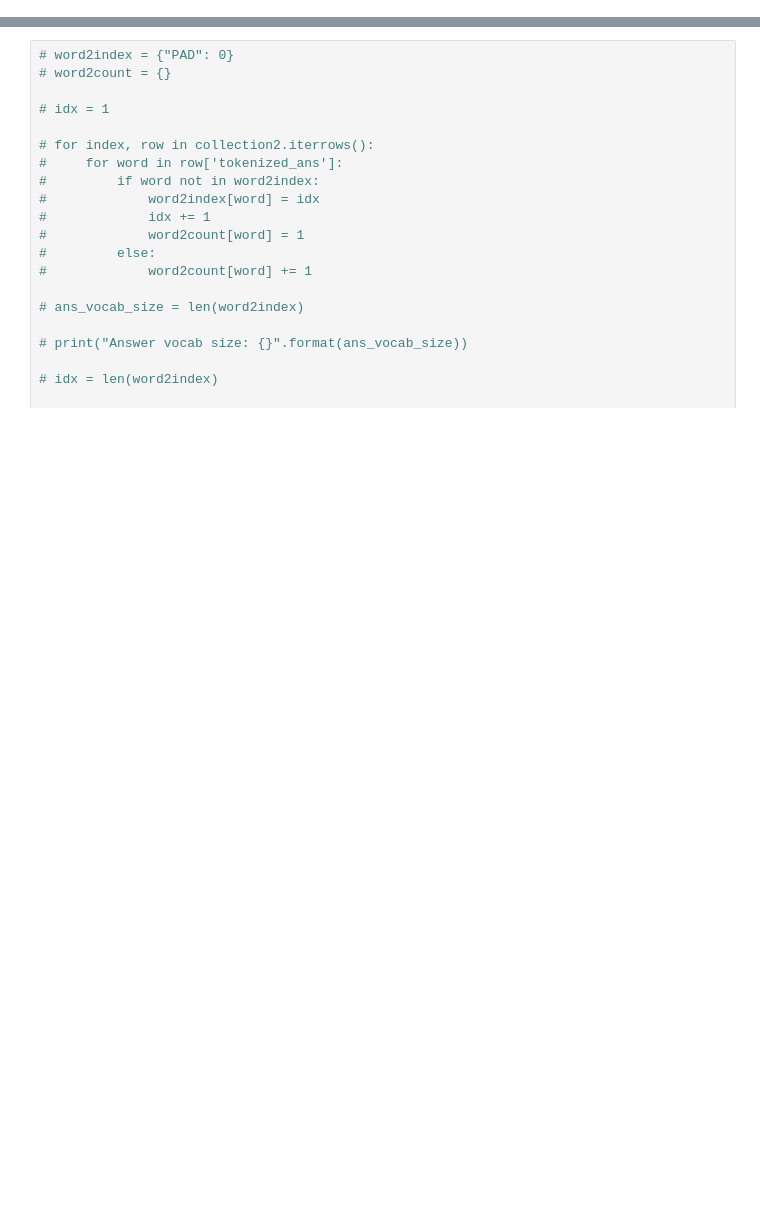
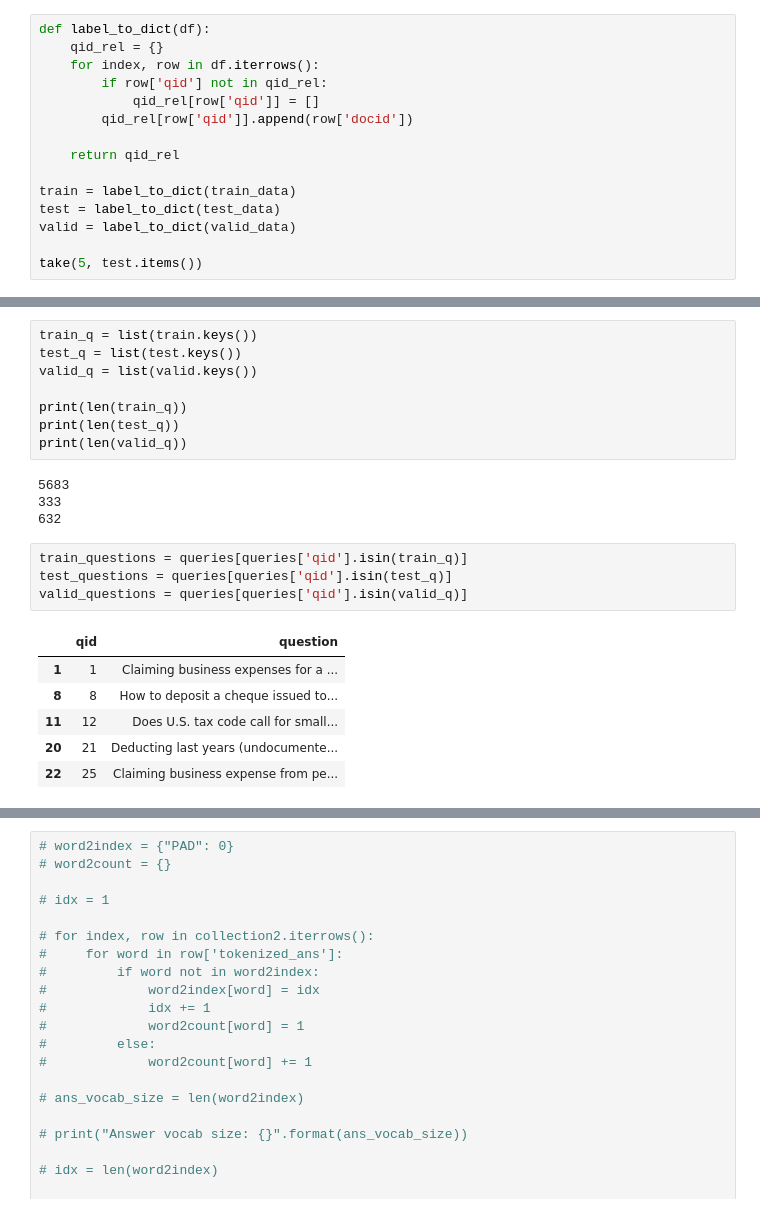
Before and after one commit to yuanbit/FinBERT-QA, a Jupyter notebook: process_data.ipynb, the cells around one changed output, grey strips where cells are left out. Saved outputs shown, nothing was run; the diff lists cells and outputs as text; blank space fills up the shorter version.

```diff
--- a/process_data.ipynb
+++ b/process_data.ipynb
@@ -16,0 +153,15 @@
+# %%
+def label_to_dict(df):
+    qid_rel = {}
+    for index, row in df.iterrows():
+        if row['qid'] not in qid_rel:
+            qid_rel[row['qid']] = []
+        qid_rel[row['qid']].append(row['docid'])
+
+    return qid_rel
+
+train = label_to_dict(train_data)
+test = label_to_dict(test_data)
+valid = label_to_dict(valid_data)
+
+take(5, test.items())
@@ -16,0 +183,23 @@
+# %%
+train_q = list(train.keys())
+test_q = list(test.keys())
+valid_q = list(valid.keys())
+
+print(len(train_q))
+print(len(test_q))
+print(len(valid_q))
+# %% [output]
+5683
+333
+632
+# %%
+train_questions = queries[queries['qid'].isin(train_q)]
+test_questions = queries[queries['qid'].isin(test_q)]
+valid_questions = queries[queries['qid'].isin(valid_q)]
+# %% [output]
+|  | qid | question |
+| 1 | 1 | Claiming business expenses for a ... |
+| 8 | 8 | How to deposit a cheque issued to... |
+| 11 | 12 | Does U.S. tax code call for small... |
+| 20 | 21 | Deducting last years (undocumente... |
+| 22 | 25 | Claiming business expense from pe... |
```
Also changed, not shown: parts of 18 cells of this notebook, 6 other files.
